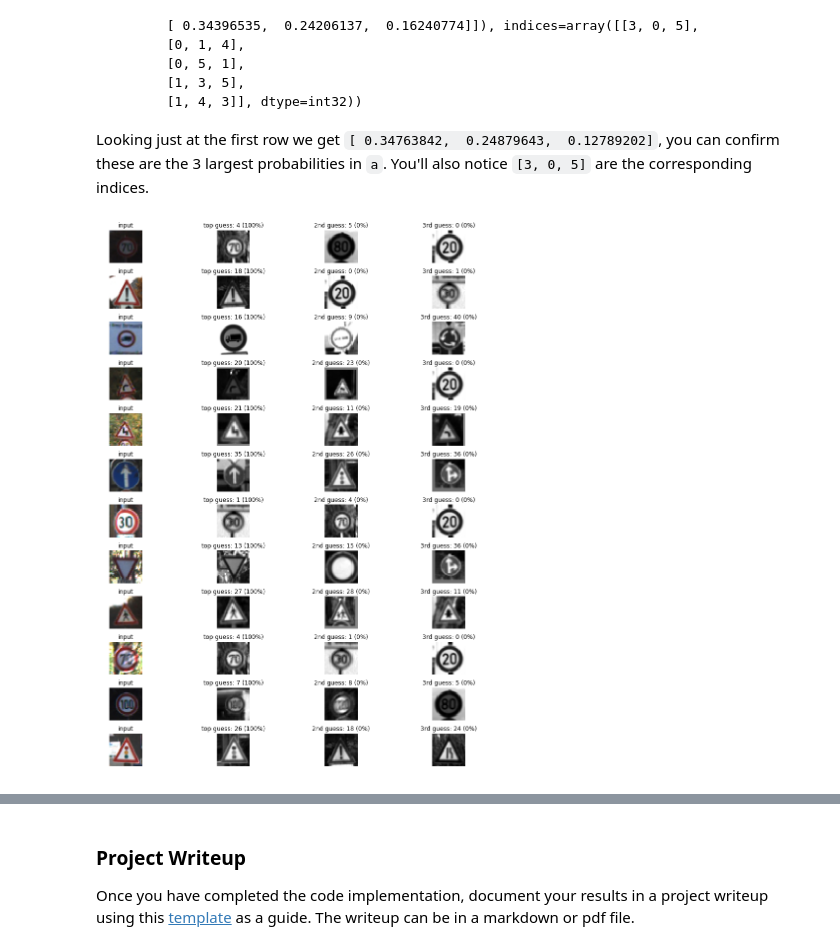
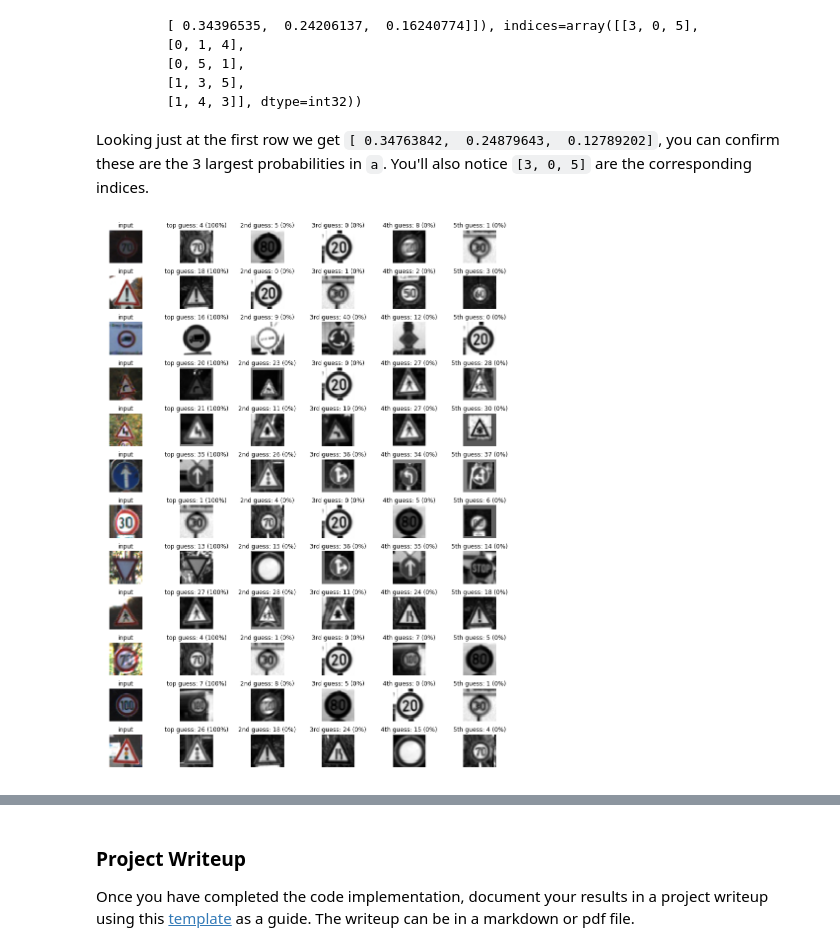
Before and after one commit to anudeepsekhar/Traffic-Sign-Classifier, a Jupyter notebook: Traffic_Sign_Classifier.ipynb, the cells around one changed output, grey strips where cells are left out. Cells and saved outputs as stored; diff of their text form; code cells hidden in the pictures.

```diff
--- a/Traffic_Sign_Classifier.ipynb
+++ b/Traffic_Sign_Classifier.ipynb
@@ -629,17 +734,2 @@ Test Set Accuracy = 1.000
 # %% [markdown]
 ### Analyze Performance
-# %%
-### Calculate the accuracy for these 5 new images.
-### For example, if the model predicted 1 out of 5 signs correctly, it's 20% accurate on these new images.
-### Run the predictions here.
-### Feel free to use as many code cells as needed.
-
-my_labels = [4, 18, 16, 20, 21, 35, 1, 13, 27, 4, 7, 26]
-
-
-with tf.Session() as sess:
-    sess.run(tf.global_variables_initializer())
-    saver3 = tf.train.import_meta_graph('./lenet.meta')
-    saver3.restore(sess, "./lenet")
-    my_accuracy = evaluate(my_images_normalized, my_labels)
-    print("Test Set Accuracy = {:.3f}".format(my_accuracy))
@@ -688,41 +778,51 @@ Looking just at the first row we get `[ 0.34763842,  0.24879643,  0.12789202]`,
 # %%
 ### Visualize the softmax probabilities here.
 ### Feel free to use as many code cells as needed.
 
 softmax_logits = tf.nn.softmax(logits)
-top_k = tf.nn.top_k(softmax_logits, k=3)
+top_k = tf.nn.top_k(softmax_logits, k=5)
 
 
 with tf.Session() as sess:
     sess.run(tf.global_variables_initializer())
     saver = tf.train.import_meta_graph('./lenet.meta')
     saver.restore(sess, "./lenet")
     my_softmax_logits = sess.run(softmax_logits, feed_dict={x: my_images_normalized, keep_prob: 1.0})
     my_top_k = sess.run(top_k, feed_dict={x: my_images_normalized, keep_prob: 1.0})
 
 
-    fig, axs = plt.subplots(len(my_images),4, figsize=(15, 20))
+    fig, axs = plt.subplots(len(my_images),6, figsize=(15, 20))
     fig.subplots_adjust(hspace = .4, wspace=.2)
     axs = axs.ravel()
 
     for i, image in enumerate(my_images):
-        axs[4*i].axis('off')
-        axs[4*i].imshow(cv2.cvtColor(image, cv2.COLOR_BGR2RGB))
-        axs[4*i].set_title('input')
+        axs[6*i].axis('off')
+        axs[6*i].imshow(cv2.cvtColor(image, cv2.COLOR_BGR2RGB))
+        axs[6*i].set_title('input')
         guess1 = my_top_k[1][i][0]
         index1 = np.argwhere(y_validation == guess1)[0]
-        axs[4*i+1].axis('off')
-        axs[4*i+1].imshow(X_validation[index1].squeeze(), cmap='gray')
-        axs[4*i+1].set_title('top guess: {} ({:.0f}%)'.format(guess1, 100*my_top_k[0][i][0]))
+        axs[6*i+1].axis('off')
+        axs[6*i+1].imshow(X_validation[index1].squeeze(), cmap='gray')
+        axs[6*i+1].set_title('top guess: {} ({:.0f}%)'.format(guess1, 100*my_top_k[0][i][0]))
         guess2 = my_top_k[1][i][1]
         index2 = np.argwhere(y_validation == guess2)[0]
-        axs[4*i+2].axis('off')
-        axs[4*i+2].imshow(X_validation[index2].squeeze(), cmap='gray')
-        axs[4*i+2].set_title('2nd guess: {} ({:.0f}%)'.format(guess2, 100*my_top_k[0][i][1]))
+        axs[6*i+2].axis('off')
+        axs[6*i+2].imshow(X_validation[index2].squeeze(), cmap='gray')
+        axs[6*i+2].set_title('2nd guess: {} ({:.0f}%)'.format(guess2, 100*my_top_k[0][i][1]))
         guess3 = my_top_k[1][i][2]
         index3 = np.argwhere(y_validation == guess3)[0]
-        axs[4*i+3].axis('off')
-        axs[4*i+3].imshow(X_validation[index3].squeeze(), cmap='gray')
-        axs[4*i+3].set_title('3rd guess: {} ({:.0f}%)'.format(guess3, 100*my_top_k[0][i][2]))
+        axs[6*i+3].axis('off')
+        axs[6*i+3].imshow(X_validation[index3].squeeze(), cmap='gray')
+        axs[6*i+3].set_title('3rd guess: {} ({:.0f}%)'.format(guess3, 100*my_top_k[0][i][2]))
+        guess4 = my_top_k[1][i][3]
+        index4 = np.argwhere(y_validation == guess4)[0]
+        axs[6*i+4].axis('off')
+        axs[6*i+4].imshow(X_validation[index4].squeeze(), cmap='gray')
+        axs[6*i+4].set_title('4th guess: {} ({:.0f}%)'.format(guess4, 100*my_top_k[0][i][3]))
+        guess5 = my_top_k[1][i][4]
+        index5 = np.argwhere(y_validation == guess5)[0]
+        axs[6*i+5].axis('off')
+        axs[6*i+5].imshow(X_validation[index5].squeeze(), cmap='gray')
+        axs[6*i+5].set_title('5th guess: {} ({:.0f}%)'.format(guess5, 100*my_top_k[0][i][4]))
 # %% [output]
-[figure, old version]
+[figure, new version]
```
Also changed, not shown: parts of 33 cells of this notebook, 1 other file.
